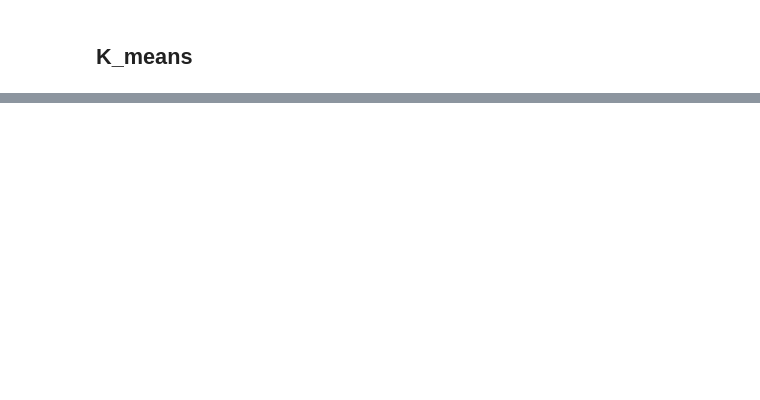
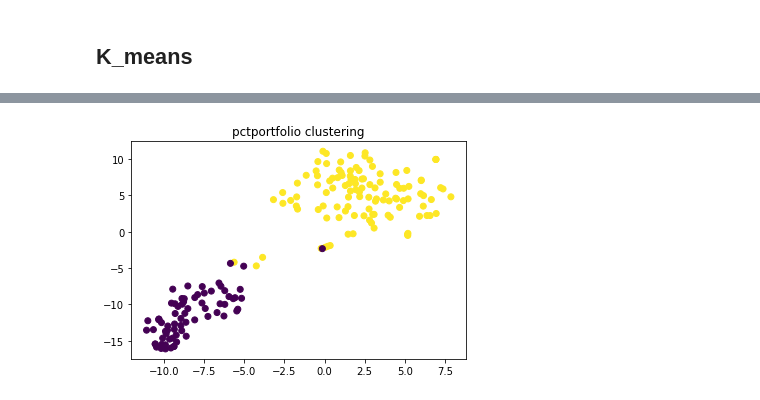
Before and after one commit to Chuqi-Yang/capstone_vanguard, a Jupyter notebook: code/timeseries_kmeans.ipynb, the cells around one changed output, grey strips where cells are left out. Saved outputs shown, nothing was run; the diff lists cells and outputs as text; code cells hidden in the pictures; blank space fills up the shorter version.

```diff
--- a/code/timeseries_kmeans.ipynb
+++ b/code/timeseries_kmeans.ipynb
@@ -408,0 +787,5 @@ draw_tsne(X_sub,predictions)
+# %%
+predictions = fit_kmeans(2,X_sub)
+draw_tsne(X_sub,predictions)
+# %% [output]
+[figure, added]
```
Also changed, not shown: parts of 63 cells of this notebook.
